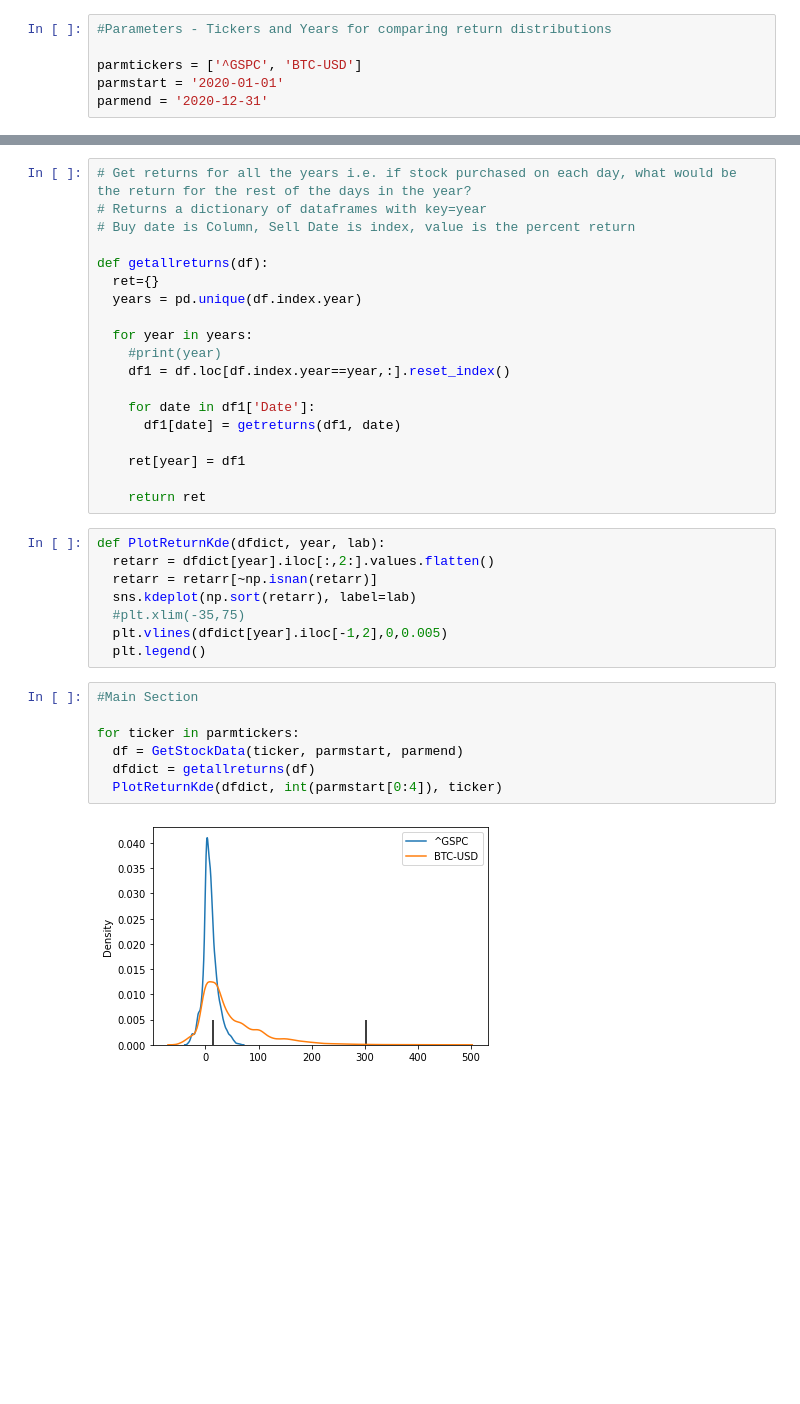
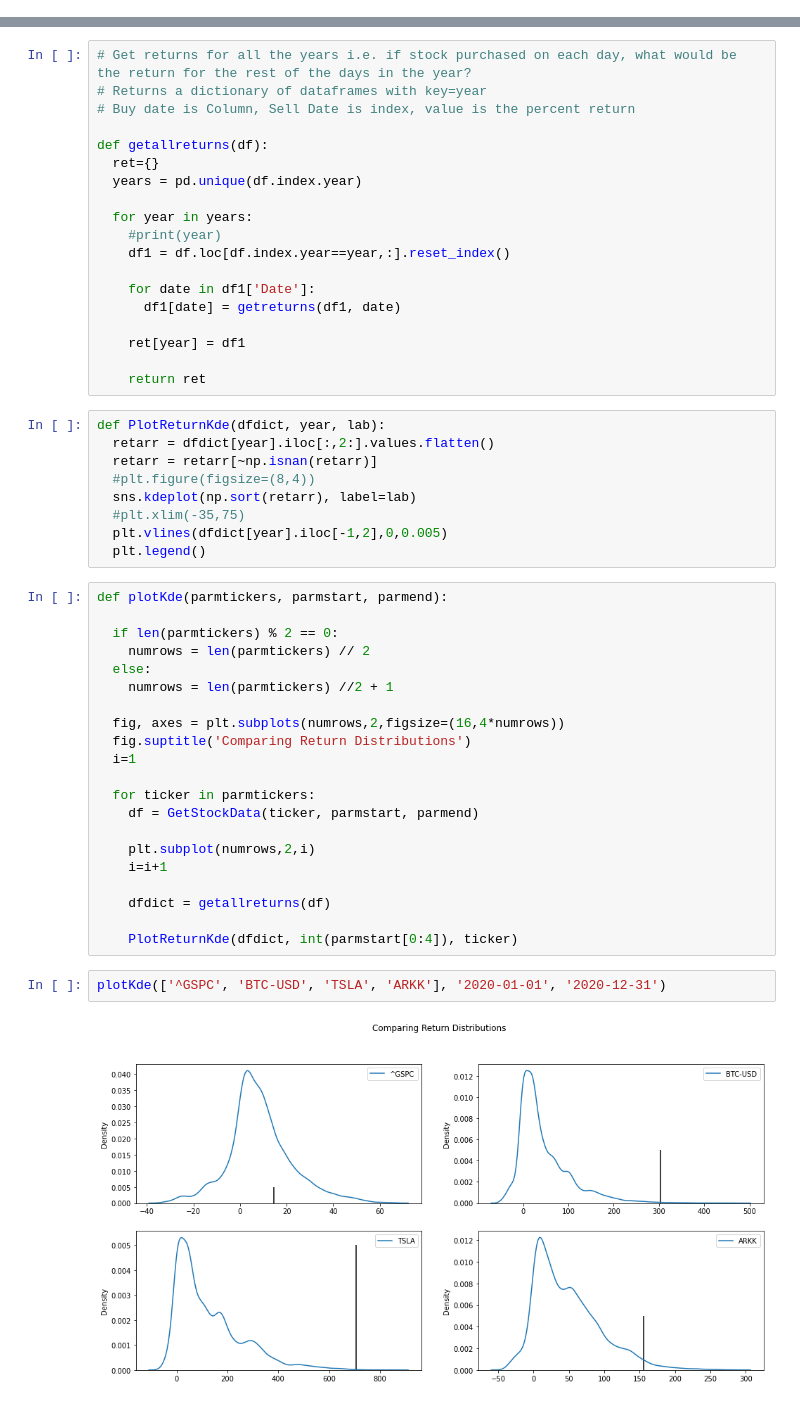
Before and after one commit to rajivsresearch/SP500, a Jupyter notebook: Compare_Return_Distributions.ipynb, the cells around one changed output, grey strips where cells are left out. Saved outputs shown, nothing was run; the diff lists cells and outputs as text; blank space fills up the shorter version.

```diff
--- a/Compare_Return_Distributions.ipynb
+++ b/Compare_Return_Distributions.ipynb
@@ -27,12 +27,6 @@ import numpy as np
 import matplotlib.pyplot as plt
 import numpy as np
 import seaborn as sns
-# %%
-#Parameters - Tickers and Years for comparing return distributions
-
-parmtickers = ['^GSPC', 'BTC-USD']
-parmstart = '2020-01-01'
-parmend = '2020-12-31'
 # %%
 # Get stock data from Yahoo Finance
 
@@ -78,16 +72,33 @@ def getallreturns(df):
 def PlotReturnKde(dfdict, year, lab):
   retarr = dfdict[year].iloc[:,2:].values.flatten()
   retarr = retarr[~np.isnan(retarr)]
+  #plt.figure(figsize=(8,4))
   sns.kdeplot(np.sort(retarr), label=lab)
   #plt.xlim(-35,75)
   plt.vlines(dfdict[year].iloc[-1,2],0,0.005)
   plt.legend()
-# %%
-#Main Section
-
-for ticker in parmtickers:
-  df = GetStockData(ticker, parmstart, parmend)
-  dfdict = getallreturns(df)
-  PlotReturnKde(dfdict, int(parmstart[0:4]), ticker)
-# %% [output]
-[figure, removed]
+# %%
+def plotKde(parmtickers, parmstart, parmend):
+
+  if len(parmtickers) % 2 == 0:
+    numrows = len(parmtickers) // 2
+  else:
+    numrows = len(parmtickers) //2 + 1
+
+  fig, axes = plt.subplots(numrows,2,figsize=(16,4*numrows))
+  fig.suptitle('Comparing Return Distributions')
+  i=1
+
+  for ticker in parmtickers:
+    df = GetStockData(ticker, parmstart, parmend)
+
+    plt.subplot(numrows,2,i)
+    i=i+1
+
+    dfdict = getallreturns(df)
+
+    PlotReturnKde(dfdict, int(parmstart[0:4]), ticker)
+# %%
+plotKde(['^GSPC', 'BTC-USD', 'TSLA', 'ARKK'], '2020-01-01', '2020-12-31')
+# %% [output]
+[figure, added]
```
Also changed, not shown: parts of 1 cell of this notebook.
